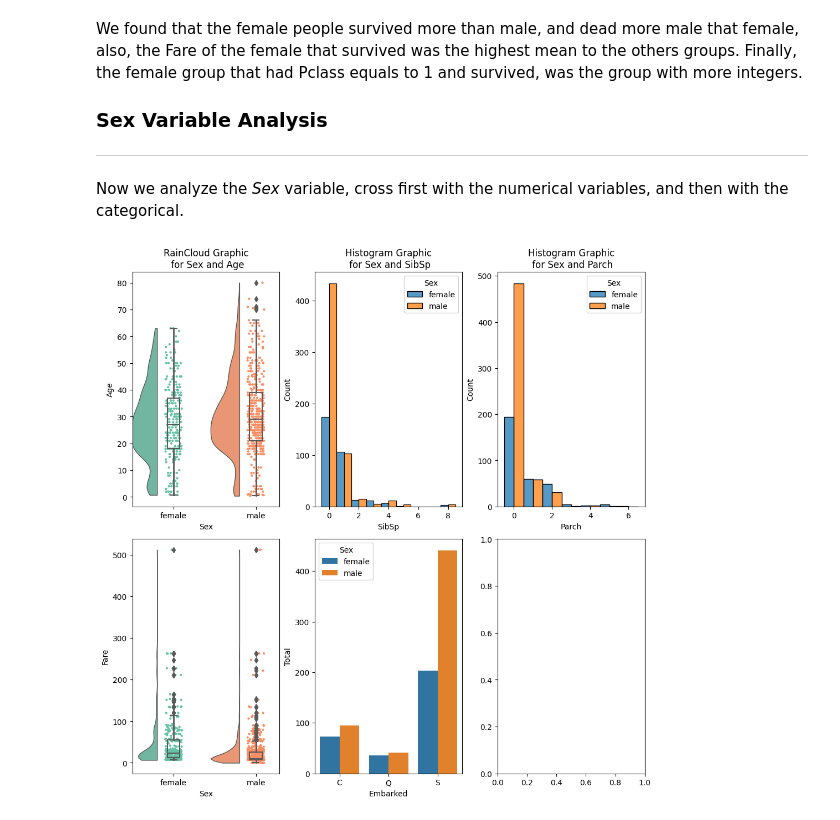
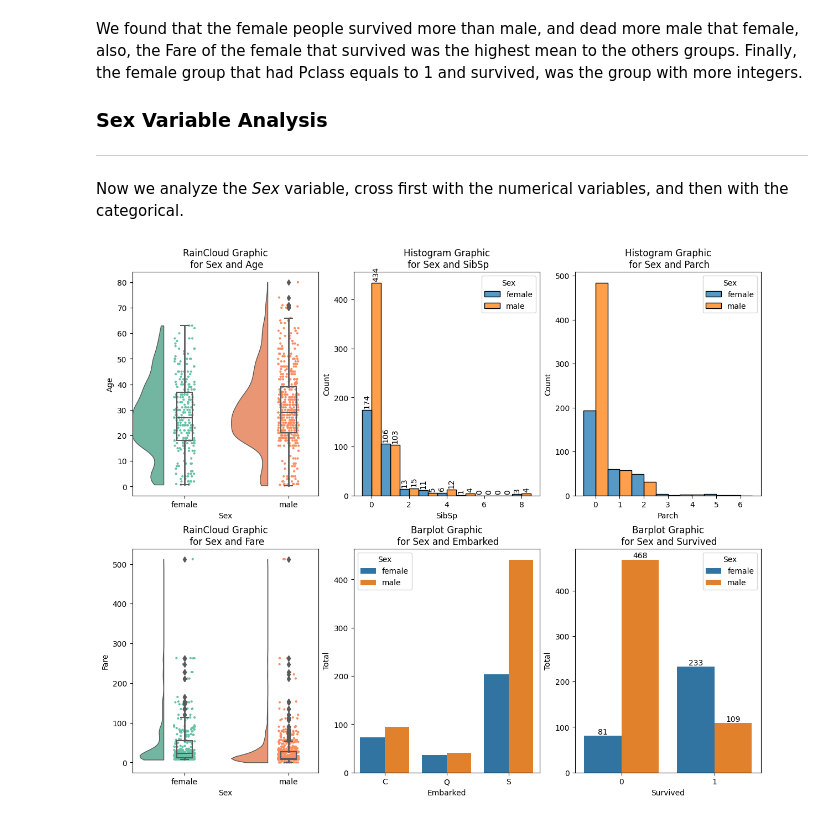
Before and after one commit to daagonzalezsa/Titanic_Competition_Kaggle, a Jupyter notebook: Code_Competition.ipynb, the cells around one changed output. Saved outputs shown, nothing was run; the diff lists cells and outputs as text; code cells hidden in the pictures.

```diff
--- a/Code_Competition.ipynb
+++ b/Code_Competition.ipynb
@@ -130,7 +130,7 @@ We found that the female people survived more than male, and dead more male that
 
 Now we analyze the <i> Sex </i> variable, cross first with the numerical variables, and then with the categorical.
 # %%
-fig = plt.figure(layout="constrained", figsize=(10, 10))
+fig = plt.figure(layout="constrained", figsize=(12, 10))
 ax_dict = fig.subplot_mosaic([
     ["A","B", "C"],
     ["D", "E", "F"]])
@@ -157,31 +157,68 @@ sns.histplot(
     hue="Sex",
     multiple = "dodge",
     discrete=True,
     ax=ax_dict["C"]
 )
 
 pt.RainCloud(
     data=train,
     x = "Sex",
     y = "Fare",
     ax = ax_dict['D']
 )
 
 sns.barplot(
     data=(train.
           groupby(["Embarked", "Sex"], observed=False).
           agg(
              Total = ("Sex", "size")
           ).reset_index()),
     x = "Embarked",
     y = "Total",
     hue="Sex",
     ax = ax_dict["E"]
 )
 
+sns.barplot(
+    data=(train.
+          groupby(["Survived", "Sex"], observed=False).
+          agg(
+             Total = ("Sex", "size")
+          ).reset_index()),
+    x = "Survived",
+    y = "Total",
+    hue="Sex",
+    ax = ax_dict["F"]
+)
+
+# for i, txt in enumerate((train.
+#           groupby(["Survived", "Sex"], observed=False).
+#           agg(
+#              Total = ("Sex", "size")
+#           ).reset_index())["Total"]):
+#     ax_dict["F"].text((train.
+#           groupby(["Survived", "Sex"], observed=False).
+#           agg(
+#              Total = ("Sex", "size")
+#           ).reset_index())["Survived"][i], (train.
+#           groupby(["Survived", "Sex"], observed=False).
+#           agg(
+#              Total = ("Sex", "size")
+#           ).reset_index())["Total"][i], txt)
+
 ax_dict['A'].set_title("RainCloud Graphic\n for Sex and Age")
 ax_dict['B'].set_title("Histogram Graphic\n for Sex and SibSp")
 ax_dict['C'].set_title("Histogram Graphic\n for Sex and Parch")
+ax_dict['D'].set_title("RainCloud Graphic\n for Sex and Fare")
+ax_dict['E'].set_title("Barplot Graphic\n for Sex and Embarked")
+ax_dict['F'].set_title("Barplot Graphic\n for Sex and Survived")
+
+for i in ax_dict["F"].containers:
+    ax_dict["F"].bar_label(i)
+
+for i in ax_dict["B"].containers:
+    ax_dict["B"].bar_label(i, rotation = "vertical", padding=2)
+
 plt.show()
 # %% [output]
-[figure, old version]
+[figure, new version]
```
Also changed, not shown: parts of 1 cell of this notebook.
